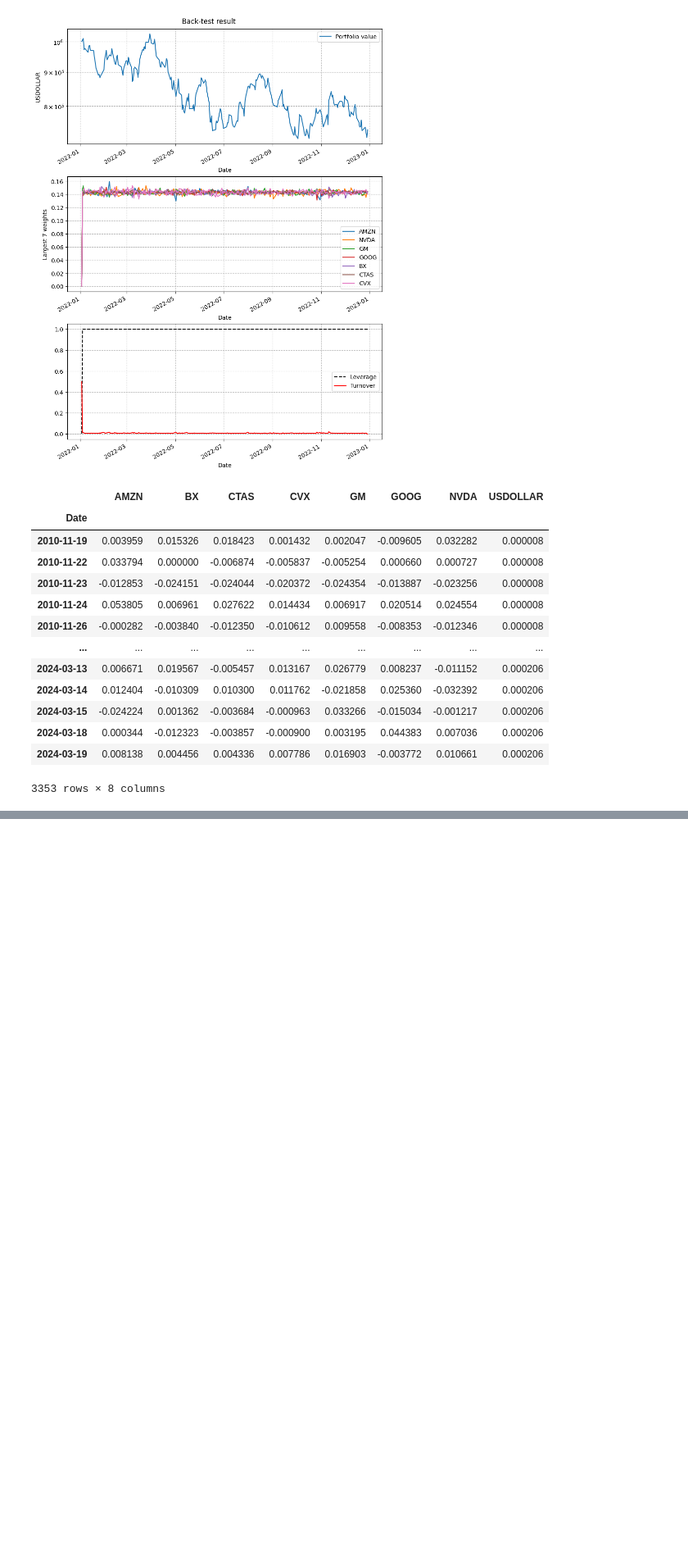
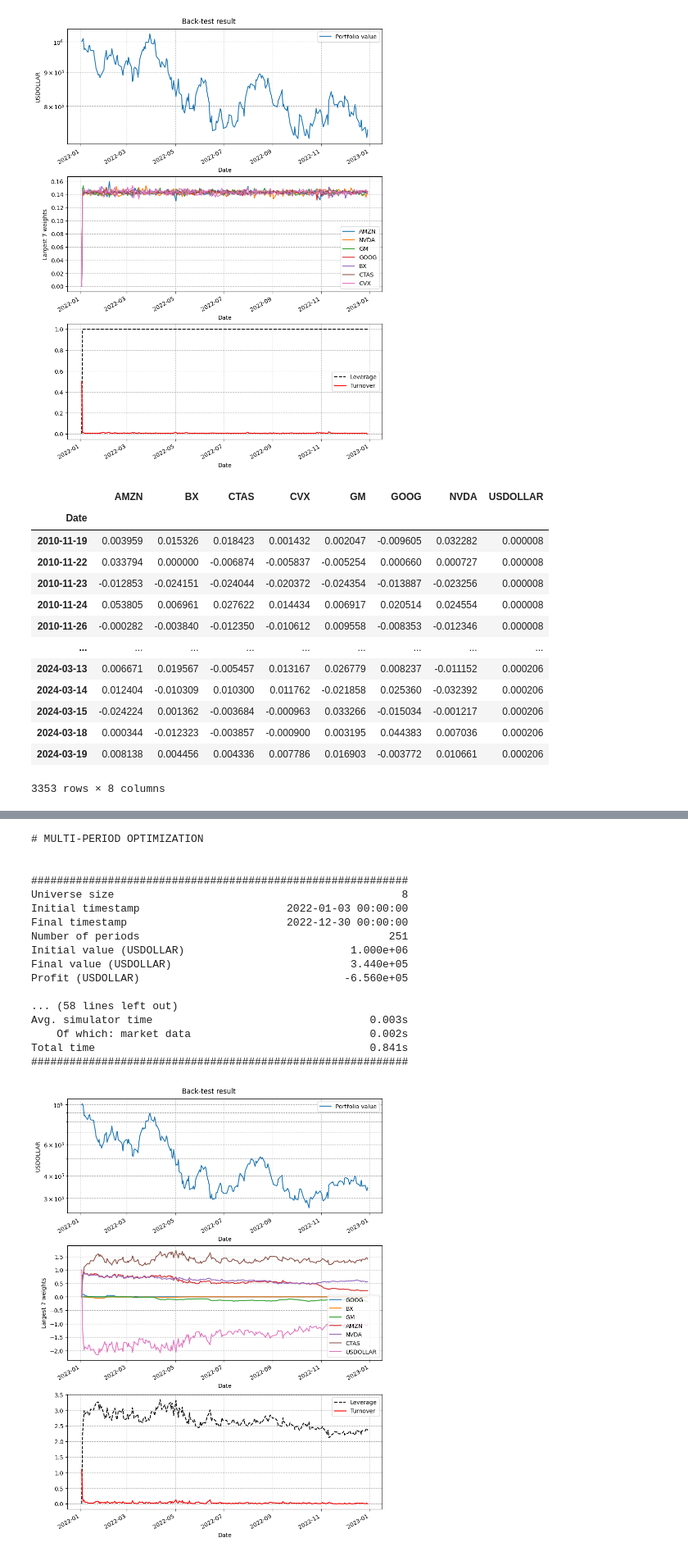
Before and after one commit to thomas-c-suman/ORIE5370Project, a Jupyter notebook: 5370 v2.ipynb, the cells around one changed output, grey strips where cells are left out. Shown at 82% size. Cells and saved outputs as stored; diff of their text form; code cells hidden in the pictures; blank space fills up the shorter version.

```diff
--- a/5370 v2.ipynb
+++ b/5370 v2.ipynb
@@ -295,0 +297,62 @@ m = var_bx2 / var_bx
+# %%
+# Historical Data
+
+# Initialize stock market simulator
+simulator = cvx.MarketSimulator(returns = returns_new, volumes = volumes_real, prices = prices_new)
+
+# Create objective function and constraints to the optimization problem
+
+constraints = []
+gamma_trade = 2.5
+gamma_hold = 2.5
+
+def make_policy(gamma_trade, gamma_risk, constraints):
+    return cvx.MultiPeriodOptimization(cvx.ReturnsForecast()
+                                       - gamma_trade * cvx.StocksTransactionCost()
+                                       - gamma_hold * cvx.StocksHoldingCost() - cvx.FullCovariance(),
+                                          constraints, planning_horizon=12)
+
+policy = make_policy(1, 1, constraints)
+
+# objective = cvx.ReturnsForecast()
+#             - gamma_trade * cvx.StocksTransactionCost() - gamma_hold * cvx.StocksHoldingCost()
+#             - cvx.FullCovariance()
+
+# Initialize policy
+# policy = cvx.MultiPeriodOptimization(objective, constraints, planning_horizon=12)
+
+# backtest
+results = simulator.backtest_many([policy, cvx.Uniform()], start_time='2022-01-01', end_time='2023-01-01')
+# %%
+# print multi-period result
+print("\n# MULTI-PERIOD OPTIMIZATION\n")
+print(results[0])
+
+# print uniform allocation result
+print("\n# UNIFORM ALLOCATION:\n")
+print(results[1])
+
+# plot value and weights of the portfolio in time for MPO
+mpo_figure = results[0].plot()
+
+# plot value and weights of the portfolio in time for uniform
+uniform_figure = results[1].plot()
+# %% [output]
+# MULTI-PERIOD OPTIMIZATION
+
+
+###########################################################
+Universe size                                             8
+Initial timestamp                       2022-01-03 00:00:00
+Final timestamp                         2022-12-30 00:00:00
+Number of periods                                       251
+Initial value (USDOLLAR)                          1.000e+06
+Final value (USDOLLAR)                            3.440e+05
+Profit (USDOLLAR)                                -6.560e+05
+
+... (58 lines left out)
+Avg. simulator time                                  0.003s
+    Of which: market data                            0.002s
+Total time                                           0.841s
+###########################################################
+[figure, added]
```
Also changed, not shown: parts of 34 cells of this notebook.
